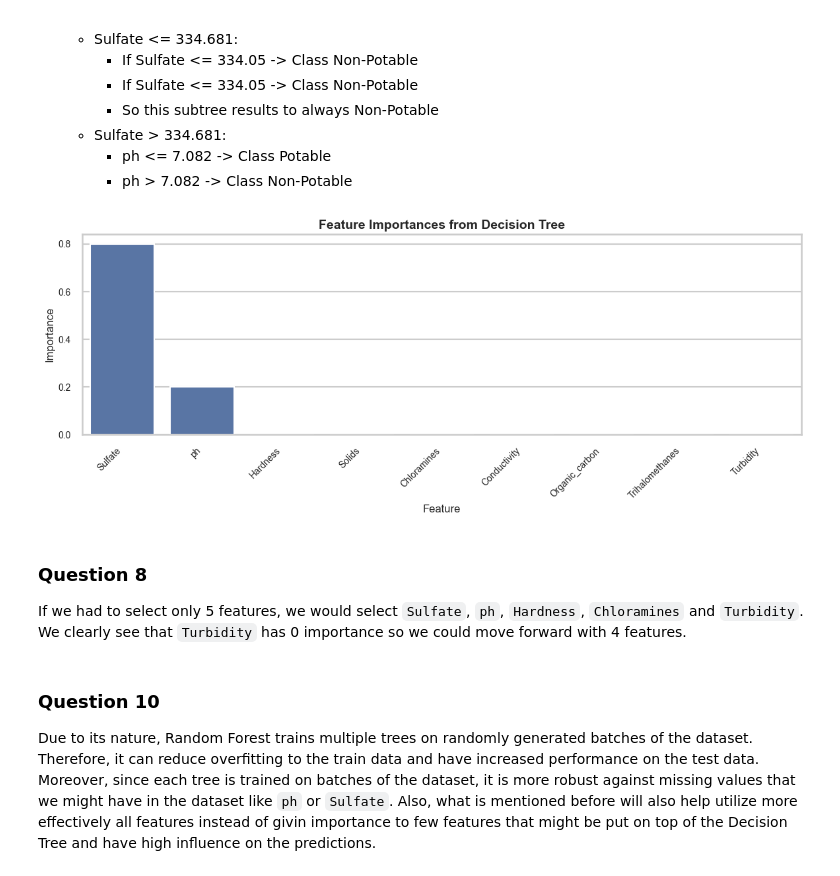
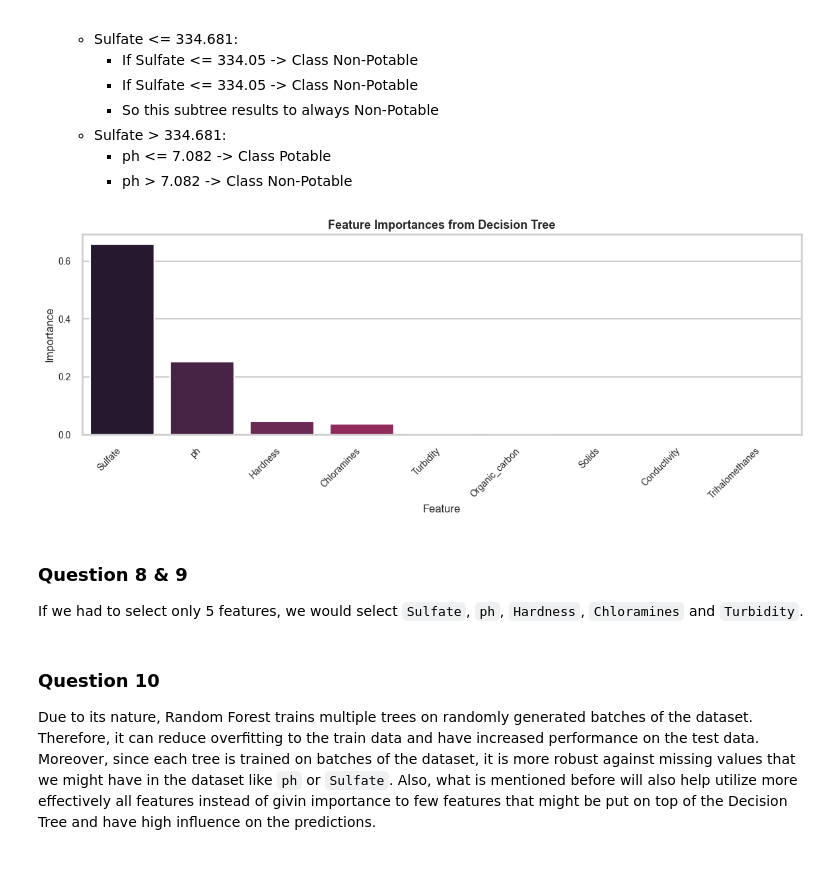
Before and after one commit to vagzikopis/DWS_ML, a Jupyter notebook: Exercise_2/water_analysis.ipynb, the cells around one changed output. Drawn from its saved outputs; the diff is of its cells as text; code cells hidden in the pictures.

Commit message:
Minor updates, add plot configuration in top cell

```diff
--- a/Exercise_2/water_analysis.ipynb
+++ b/Exercise_2/water_analysis.ipynb
@@ -1,5 +1,17 @@
 # %%
+import matplotlib.pyplot as plt
 import pandas as pd
+import seaborn as sns
+
+# Plot settings
+# Seaborn theme
+sns.set_theme(style="whitegrid", context="talk")
+palette = sns.color_palette("rocket")
+suptitle_fontsize = 14
+title_fontsize = 13
+axis_fontsize = 10
+label_fontsize = 10
+legend_fontsize = 10
 
 df = pd.read_csv("water_potability.csv")
 df.head()
@@ -470,6 +489,21 @@ plt.show()
 [figure]
 # %%
 from sklearn.tree import export_text
+
+best_params = decision_tree_results.loc[0]
+# Initialize model with current parameters
+model = DecisionTreeClassifier(
+    criterion=best_params["criterion"],
+    max_depth=int(best_params["max_depth"]),
+    min_samples_split=best_params["min_samples_split"],
+    min_samples_leaf=best_params["min_samples_leaf"],
+    max_features=best_params["max_features"],
+    ccp_alpha=best_params["ccp_alpha"],
+    random_state=seed,
+)
+
+# Fit model
+model.fit(x_train, y_train)
 
 importance = pd.Series(model.feature_importances_, index=input_df.columns).sort_values(
     ascending=False
@@ -523,25 +557,32 @@ The rules could be interpreted in text like below:
 # %%
 import matplotlib.pyplot as plt
 import seaborn as sns
 
 importance_sorted = importance.sort_values(ascending=False)
 
 plt.figure(figsize=(12, 5))
-ax = sns.barplot(x=importance_sorted.index, y=importance_sorted.values)
+ax = sns.barplot(
+    x=importance_sorted.index,
+    hue=importance_sorted.index,
+    y=importance_sorted.values,
+    palette="rocket",
+)
 # Add title and labels
-plt.title("Feature Importances from Decision Tree", fontsize=14, weight="bold")
+plt.title(
+    "Feature Importances from Decision Tree", fontsize=title_fontsize, weight="bold"
+)
 plt.xlabel("Feature", fontsize=12)
 plt.ylabel("Importance", fontsize=12)
 # Rotate x-axis labels for readability
-plt.xticks(rotation=45, ha="right", fontsize=10)
-plt.yticks(fontsize=10)
+plt.xticks(rotation=45, ha="right", fontsize=label_fontsize)
+plt.yticks(fontsize=label_fontsize)
 plt.tight_layout()
 plt.show()
 # %% [output]
-[figure, old version]
+[figure, new version]
 # %% [markdown]
-### Question 8
-If we had to select only 5 features, we would select `Sulfate`, `ph`, `Hardness`, `Chloramines` and `Turbidity`. We clearly see that `Turbidity` has 0 importance so we could move forward with 4 features.
+### Question 8 & 9
+If we had to select only 5 features, we would select `Sulfate`, `ph`, `Hardness`, `Chloramines` and `Turbidity`.
 # %% [markdown]
 ### Question 10
 Due to its nature, Random Forest trains multiple trees on randomly generated batches of the dataset. Therefore, it can reduce overfitting to the train data and have increased performance on the test data. Moreover, since each tree is trained on batches of the dataset, it is more robust against missing values that we might have in the dataset like `ph` or `Sulfate`. Also, what is mentioned before will also help utilize more effectively all features instead of givin importance to few features that might be put on top of the Decision Tree and have high influence on the predictions.
```
Also changed, not shown: parts of 9 cells of this notebook.
